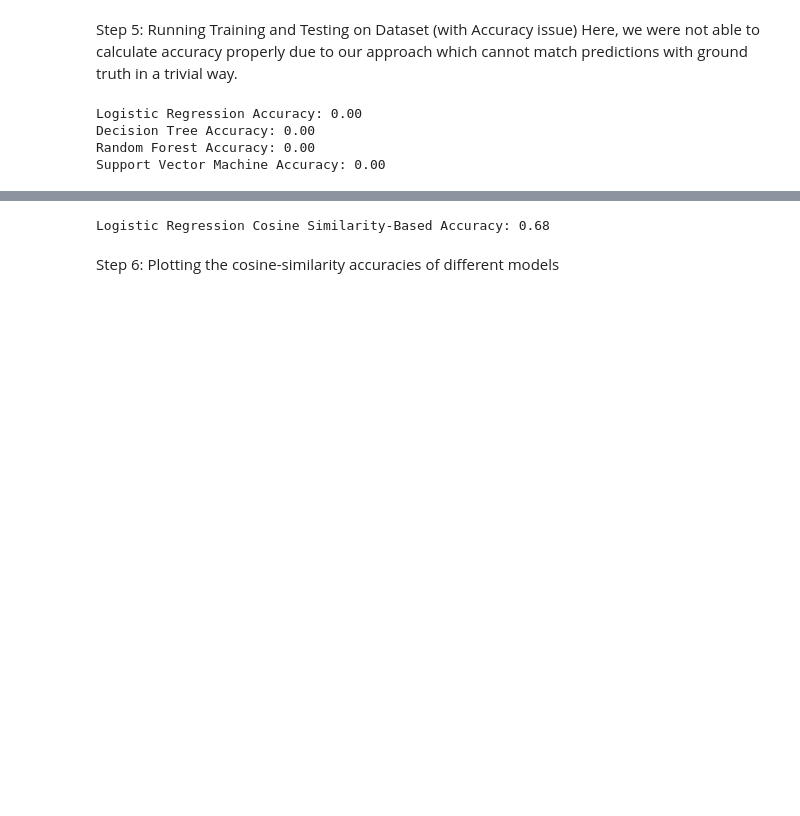
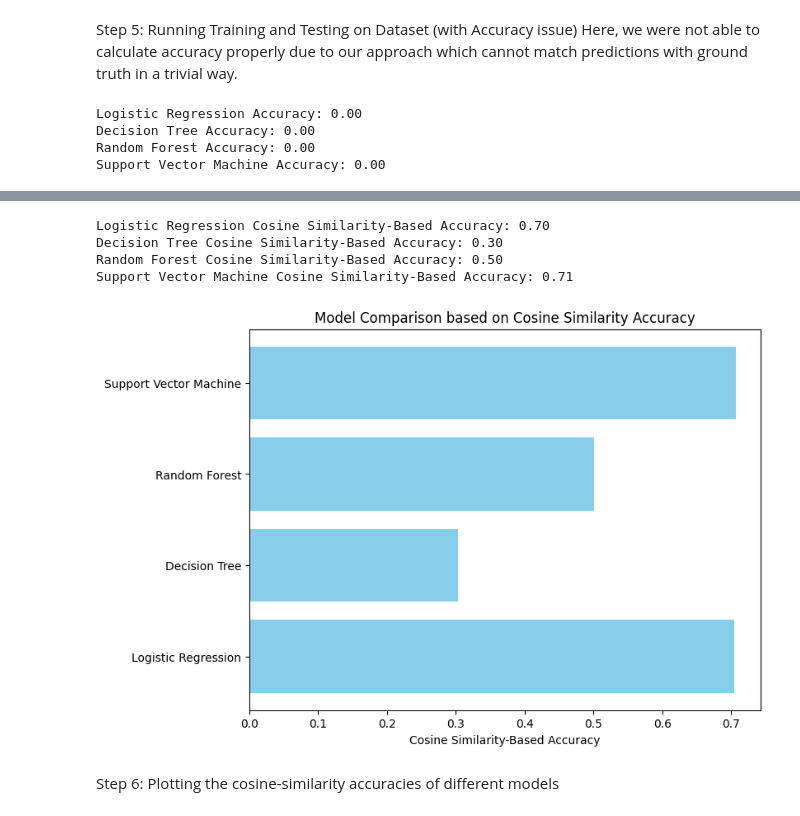
Before and after one commit to AAreesha/Recipe-Rasoi, a Jupyter notebook: Model Evaluation.ipynb, the cells around one changed output, grey strips where cells are left out. Cells and saved outputs as stored; diff of their text form; code cells hidden in the pictures; blank space fills up the shorter version.

Commit message:
Model Final Run

```diff
--- a/Model Evaluation.ipynb
+++ b/Model Evaluation.ipynb
@@ -213,43 +214,38 @@ for model_name, model in models.items():
         actual_recipe = y_test.iloc[i]
 
         #get ingredients for the predicted recipe and the actual recipe
         ingredients_pred = recipe_to_ingredients.get(predicted_recipe, "")
         ingredients_true = recipe_to_ingredients.get(actual_recipe, "")
 
         #check if cosine similarity is high enough to consider it an accurate prediction
         if is_accurate_prediction(ingredients_pred, ingredients_true, vectorizer):
             accurate_predictions += 1
 
         #store for custom classification report
         true_labels.append(actual_recipe)
         predicted_labels.append(predicted_recipe)
 
     #calculate cosine similarity-based accuracy
     cosine_accuracy = accurate_predictions / len(y_pred)
     cosine_accuracies.append(cosine_accuracy)
 
     print(f'{model_name} Cosine Similarity-Based Accuracy: {cosine_accuracy:.2f}')
 
 
 
-    #generate confusion matrix
-    cm = confusion_matrix(true_labels, predicted_labels, labels=np.unique(y_test))
-    plt.figure(figsize=(10, 7))
-    sns.heatmap(cm, annot=True, fmt='d', cmap='Blues', xticklabels=np.unique(y_test), yticklabels=np.unique(y_test))
-    plt.title(f'Confusion Matrix - {model_name}')
-    plt.xlabel('Predicted')
-    plt.ylabel('Actual')
-    plt.show()
-
 #plot the cosine similarity-based accuracy for each model
 plt.figure(figsize=(8, 6))
 model_names = list(models.keys())
 plt.barh(model_names, cosine_accuracies, color='skyblue')
 plt.xlabel('Cosine Similarity-Based Accuracy')
 plt.title('Model Comparison based on Cosine Similarity Accuracy')
 plt.show()
 # %% [output]
-Logistic Regression Cosine Similarity-Based Accuracy: 0.68
+Logistic Regression Cosine Similarity-Based Accuracy: 0.70
+Decision Tree Cosine Similarity-Based Accuracy: 0.30
+Random Forest Cosine Similarity-Based Accuracy: 0.50
+Support Vector Machine Cosine Similarity-Based Accuracy: 0.71
+[figure, added]
 # %% [markdown]
 Step 6: Plotting the cosine-similarity accuracies of different models
 # %%
```
Also changed, not shown: parts of 11 cells of this notebook, 4 other files.
